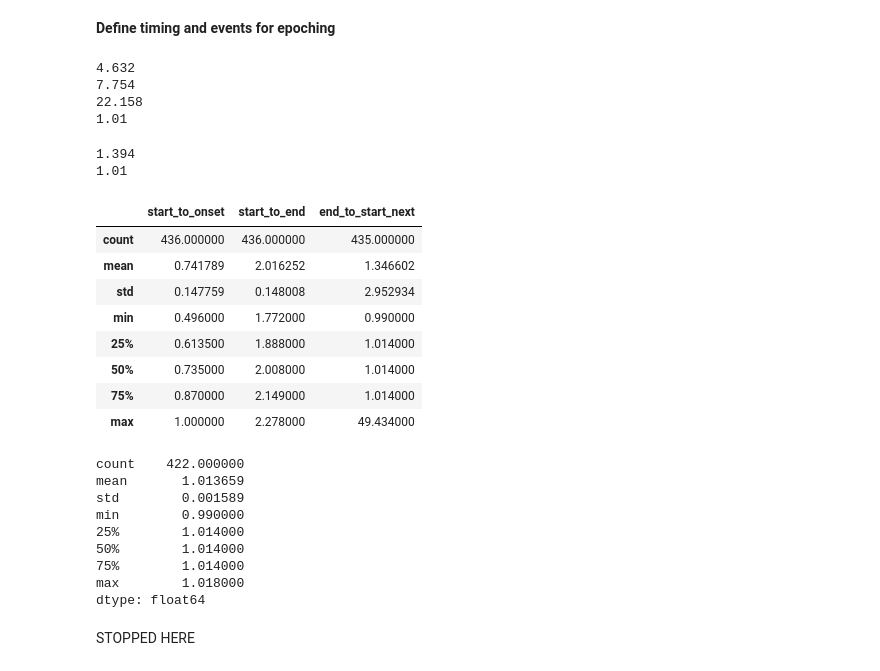
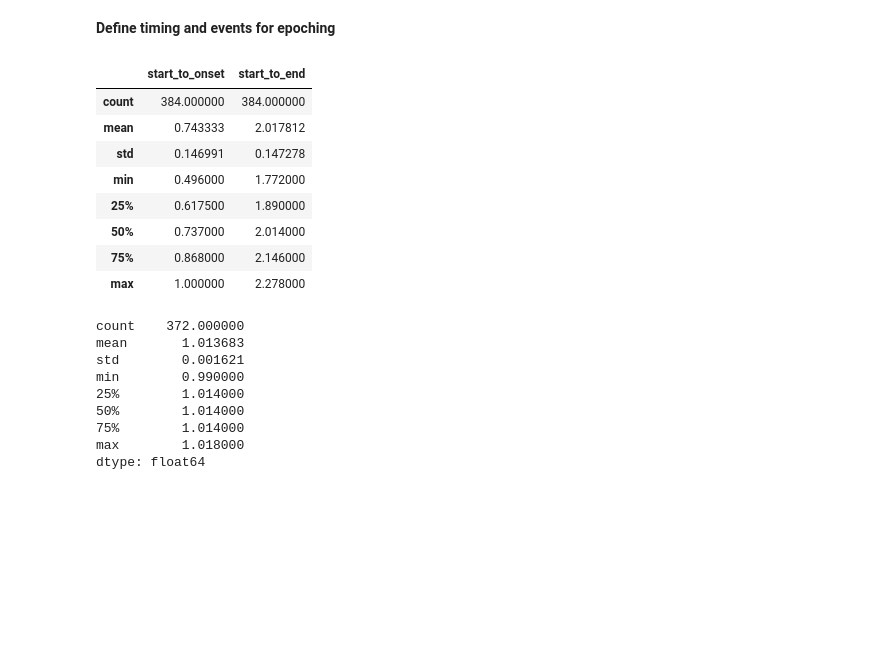
Before and after one commit to bonokat/motor_PD, a Jupyter notebook: pilot_epoching.ipynb, the cells around one changed output. Cells and saved outputs as stored; diff of their text form; code cells hidden in the pictures; blank space fills up the shorter version.

```diff
--- a/pilot_epoching.ipynb
+++ b/pilot_epoching.ipynb
@@ -113,6 +113,8 @@ Consider setting the channel types to be of EEG/sEEG/ECoG/DBS/fNIRS using inst.s
 
 events_dict = mne.events_from_annotations(raw)[1]
 events = mne.events_from_annotations(raw)[0]
+task_onset = np.where(events[:, 2] == 21)[0][0]   # index of the first block onset
+events = events[task_onset:].copy() # drop practice trials
 events_dict
 # %% [output]
 Used Annotations descriptions: [np.str_('Stimulus/S  1'), np.str_('Stimulus/S  2'), np.str_('Stimulus/S  3'), np.str_('Stimulus/S  4'), np.str_('Stimulus/S  5'), np.str_('Stimulus/S  6'), np.str_('Sti ...
@@ -192,72 +217,44 @@ raw.set_annotations(bad_annots)
 # %% [markdown]
 **Define timing and events for epoching**
-# %%
-# ITI go
-print((good_go[1][0][0] - good_go[0][3][0]) / 500)
-print((good_go[2][0][0] - good_go[1][3][0]) / 500)
-
-# ITI stop
-print((good_stop[1][0][0] - good_stop[0][3][0]) / 500)
-print((good_stop[2][0][0] - good_stop[1][3][0]) / 500)
-# %% [output]
-4.632
-7.754
-22.158
-1.01
-# %%
-iti_go = []
-for i in range(len(good_go)-1):
-    iti_go.append((good_go[i+1][0][0] - good_go[i][3][0]) / 500)
-print(min(iti_go)) # 1s
-
-iti_stop = []
-for i in range(len(good_stop)-1):
-    iti_stop.append((good_stop[i+1][0][0] - good_stop[i][3][0]) / 500)
-print(min(iti_stop)) # 1s
-# %% [output]
-1.394
-1.01
 # %%
+# Timing between start of the trial and onset of bars AND start to end of trial
 sfreq = raw.info['sfreq']
 
 starts = events[events[:, 2] == 1][:, 0]
 onsets = events[events[:, 2] == 2][:, 0]
-stops = events[events[:, 2] == 5][:, 0]
 ends = events[events[:, 2] == 6][:, 0]
 
 n_trials = len(starts)
 
 timing = pd.DataFrame({
     'start_to_onset': (onsets - starts) / sfreq,
     'start_to_end': (ends - starts) / sfreq
 })
 timing.describe()
 # %% [output]
-|  | start_to_onset | start_to_end | end_to_start_next |
-| count | 436.000000 | 436.000000 | 435.000000 |
-| mean | 0.741789 | 2.016252 | 1.346602 |
-| std | 0.147759 | 0.148008 | 2.952934 |
-| min | 0.496000 | 1.772000 | 0.990000 |
-| 25% | 0.613500 | 1.888000 | 1.014000 |
-| 50% | 0.735000 | 2.008000 | 1.014000 |
-| 75% | 0.870000 | 2.149000 | 1.014000 |
-| max | 1.000000 | 2.278000 | 49.434000 |
+|  | start_to_onset | start_to_end |
+| count | 384.000000 | 384.000000 |
+| mean | 0.743333 | 2.017812 |
+| std | 0.146991 | 0.147278 |
+| min | 0.496000 | 1.772000 |
+| 25% | 0.617500 | 1.890000 |
+| 50% | 0.737000 | 2.014000 |
+| 75% | 0.868000 | 2.146000 |
+| max | 1.000000 | 2.278000 |
 # %%
-# Calculate inter-trial intervals (ITI)
+# Timing of inter-trial intervals (ITI)
 intervals = np.append(np.where((starts[1:] - ends[:-1]) / sfreq <= 2,
                                 (starts[1:] - ends[:-1]) / sfreq,
                                 np.nan),
                       np.nan)
 pd.Series(intervals).describe()
 # %% [output]
-count    422.000000
-mean       1.013659
-std        0.001589
+count    372.000000
+mean       1.013683
+std        0.001621
 min        0.990000
 25%        1.014000
 50%        1.014000
 75%        1.014000
 max        1.018000
 dtype: float64
-# %% [markdown]
-STOPPED HERE
```
Also changed, not shown: parts of 14 cells of this notebook, 1 other file.
